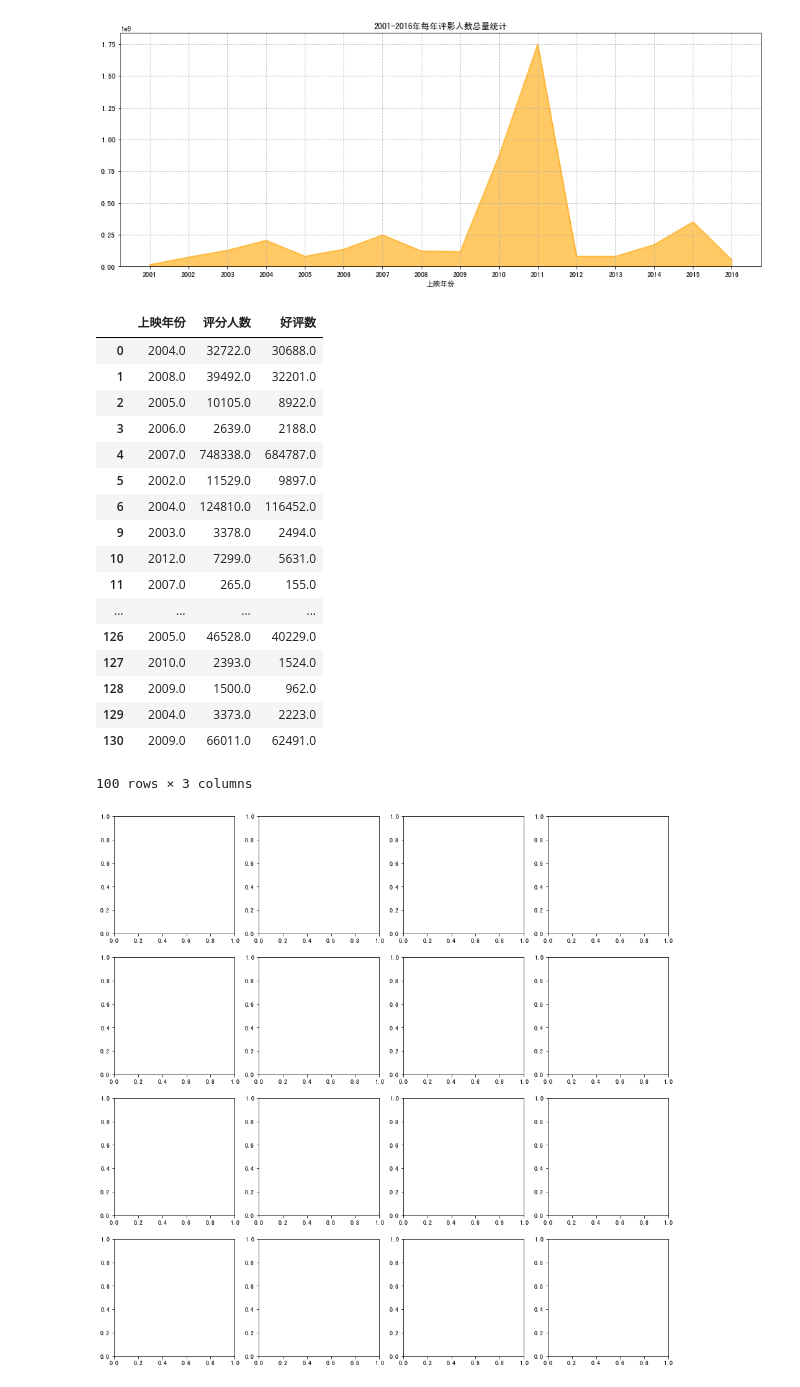
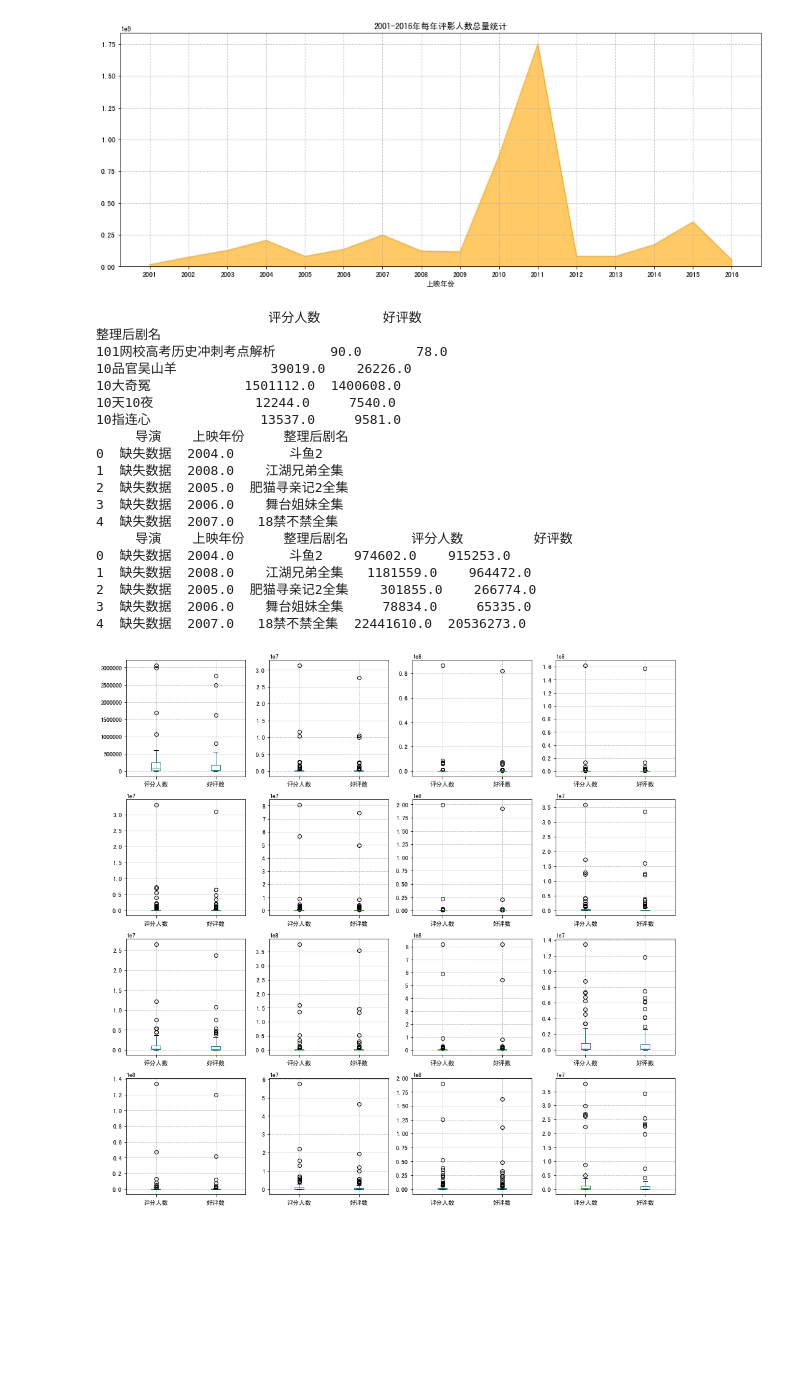
Before and after one commit to jasonzhang1986/Jupyter, a Jupyter notebook: 数据分析师微专业/ch03/作业/项目04视频网站数据清洗整理和结论研究.ipynb, the cells around one changed output. Cells and saved outputs as stored; diff of their text form; code cells hidden in the pictures; blank space fills up the shorter version.

```diff
--- a/数据分析师微专业/ch03/作业/项目04视频网站数据清洗整理和结论研究.ipynb
+++ b/数据分析师微专业/ch03/作业/项目04视频网站数据清洗整理和结论研究.ipynb
@@ -237,32 +237,46 @@ data_q4_result.plot.area(figsize=(16,6),
 # %%
 fig, axes = plt.subplots(4,4, figsize=(16,16))
 
 
-data_q4.head(100)
+data_q4_2 = data_c.groupby('整理后剧名').sum()[['评分人数','好评数']]
+data_q4_3 = data_c[['导演','上映年份','整理后剧名']].drop_duplicates()
+data_q4_3 = data_q4_3[data_q4_3['上映年份']!=0]
+print(data_q4_2.head())
+print(data_q4_3.head())
 
-# start_year = 2001
-# for i in range(4):
-#     for j in range(4):
-#         data = data_q4[data_q4['上映年份']==start_year]
-#         data.boxplot(whis=3,ax=axes(i,j))
-#         start_year = start_year+1
+
+data_q4_result = pd.merge(data_q4_3,data_q4_2, left_on='整理后剧名', right_index=True, how='inner')
+print(data_q4_result.head())
+
+
+
+start_year = 2001
+# 创建矩阵箱型图
+for i in range(4):
+    for j in range(4):
+        data = data_q4_result[data_q4_result['上映年份']==start_year]
+        data[['评分人数','好评数']].boxplot(whis = 3,
+                                     return_type='dict',
+                                     ax = axes[i,j])
+        start_year = start_year+1
 # %% [output]
-|  | 上映年份 | 评分人数 | 好评数 |
-| 0 | 2004.0 | 32722.0 | 30688.0 |
-| 1 | 2008.0 | 39492.0 | 32201.0 |
-| 2 | 2005.0 | 10105.0 | 8922.0 |
-| 3 | 2006.0 | 2639.0 | 2188.0 |
-| 4 | 2007.0 | 748338.0 | 684787.0 |
-| 5 | 2002.0 | 11529.0 | 9897.0 |
-| 6 | 2004.0 | 124810.0 | 116452.0 |
-| 9 | 2003.0 | 3378.0 | 2494.0 |
-| 10 | 2012.0 | 7299.0 | 5631.0 |
-| 11 | 2007.0 | 265.0 | 155.0 |
-| ... | ... | ... | ... |
-| 126 | 2005.0 | 46528.0 | 40229.0 |
-| 127 | 2010.0 | 2393.0 | 1524.0 |
-| 128 | 2009.0 | 1500.0 | 962.0 |
-| 129 | 2004.0 | 3373.0 | 2223.0 |
-| 130 | 2009.0 | 66011.0 | 62491.0 |
-100 rows × 3 columns
+                      评分人数        好评数
+整理后剧名
+101网校高考历史冲刺考点解析       90.0       78.0
+10品官吴山羊            39019.0    26226.0
+10大奇冤            1501112.0  1400608.0
+10天10夜             12244.0     7540.0
+10指连心              13537.0     9581.0
+     导演    上映年份     整理后剧名
+0  缺失数据  2004.0       斗鱼2
+1  缺失数据  2008.0    江湖兄弟全集
+2  缺失数据  2005.0  肥猫寻亲记2全集
+3  缺失数据  2006.0    舞台姐妹全集
+4  缺失数据  2007.0   18禁不禁全集
+     导演    上映年份     整理后剧名        评分人数         好评数
+0  缺失数据  2004.0       斗鱼2    974602.0    915253.0
+1  缺失数据  2008.0    江湖兄弟全集   1181559.0    964472.0
+2  缺失数据  2005.0  肥猫寻亲记2全集    301855.0    266774.0
+3  缺失数据  2006.0    舞台姐妹全集     78834.0     65335.0
+4  缺失数据  2007.0   18禁不禁全集  22441610.0  20536273.0
-[figure, old version]
+[figure, new version]
```
Also changed, not shown: parts of 1 cell of this notebook.
